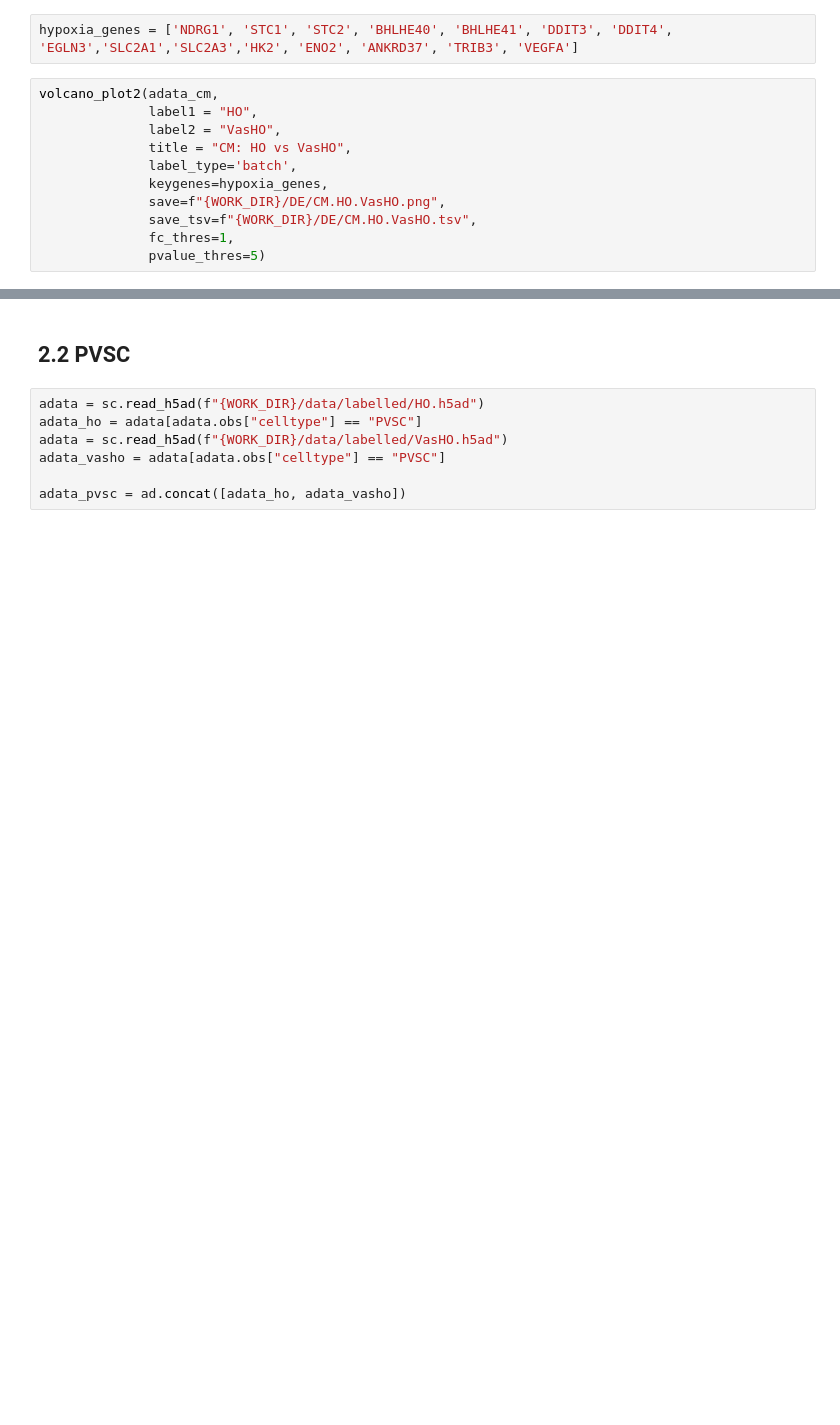
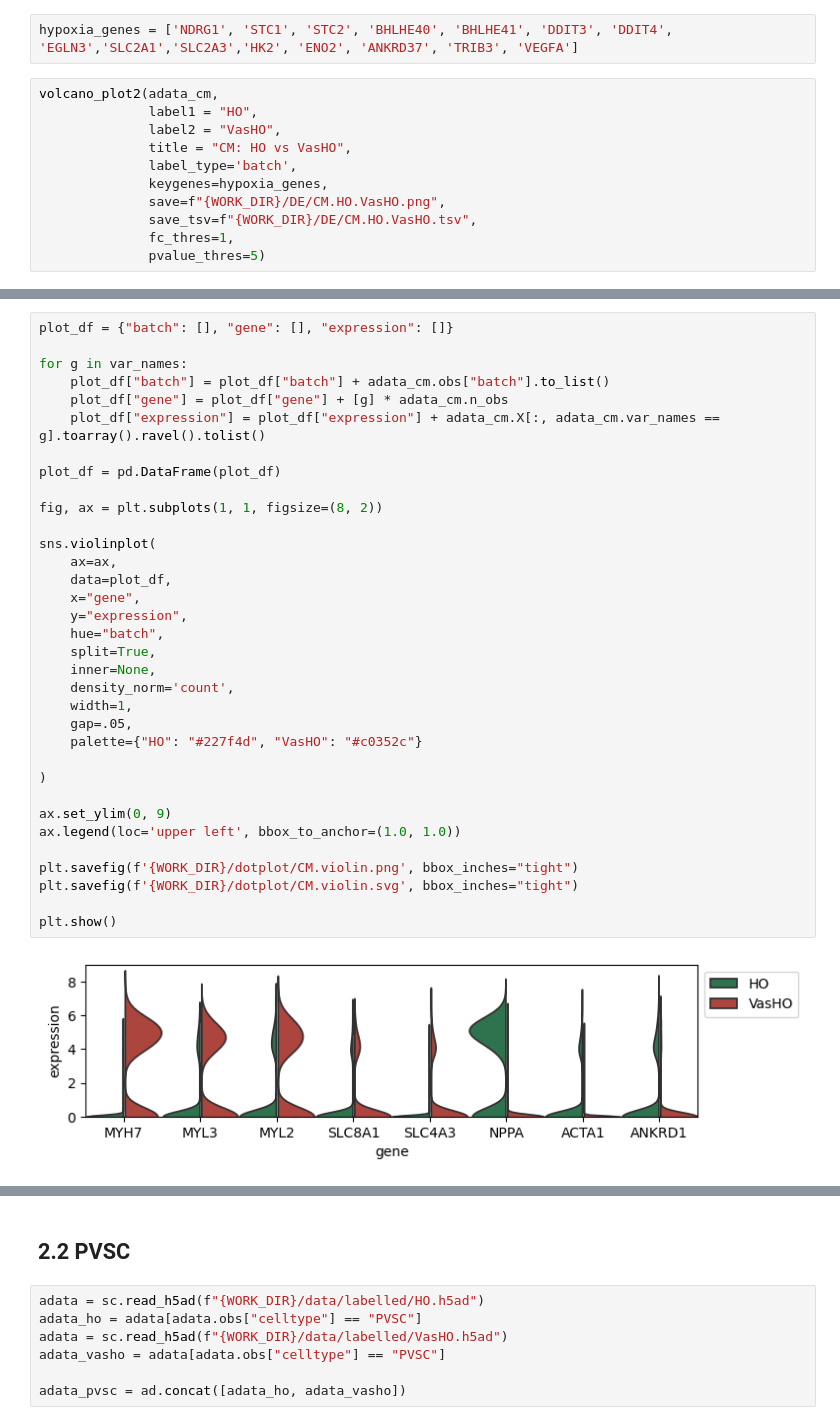
Before and after one commit to yachielab/DataAnalysis_Vascularized_Cardiac_Organoids, a Jupyter notebook: ipynb/CCO11.ipynb, the cells around one changed output, grey strips where cells are left out. Saved outputs shown, nothing was run; the diff lists cells and outputs as text; blank space fills up the shorter version.

```diff
--- a/ipynb/CCO11.ipynb
+++ b/ipynb/CCO11.ipynb
@@ -583,3 +593,39 @@ volcano_plot2(adata_cm,
+# %%
+plot_df = {"batch": [], "gene": [], "expression": []}
+
+for g in var_names:
+    plot_df["batch"] = plot_df["batch"] + adata_cm.obs["batch"].to_list()
+    plot_df["gene"] = plot_df["gene"] + [g] * adata_cm.n_obs
+    plot_df["expression"] = plot_df["expression"] + adata_cm.X[:, adata_cm.var_names == g].toarray().ravel().tolist()
+
+plot_df = pd.DataFrame(plot_df)
+
+fig, ax = plt.subplots(1, 1, figsize=(8, 2))
+
+sns.violinplot(
+    ax=ax,
+    data=plot_df,
+    x="gene",
+    y="expression",
+    hue="batch",
+    split=True,
+    inner=None,
+    density_norm='count',
+    width=1,
+    gap=.05,
+    palette={"HO": "#227f4d", "VasHO": "#c0352c"}
+
+)
+
+ax.set_ylim(0, 9)
+ax.legend(loc='upper left', bbox_to_anchor=(1.0, 1.0))
+
+plt.savefig(f'{WORK_DIR}/dotplot/CM.violin.png', bbox_inches="tight")
+plt.savefig(f'{WORK_DIR}/dotplot/CM.violin.svg', bbox_inches="tight")
+
+plt.show()
+# %% [output]
+[figure, added]
 # %%
 var_names = ['MYH7', 'TNNT2', 'TNNI1', 'TNNI3', 'MYL3', 'MYL2', 'MYL7', 'NPPA']
 dp = sc.pl.dotplot(
```
Also changed, not shown: parts of 11 cells of this notebook, 23 other files.
